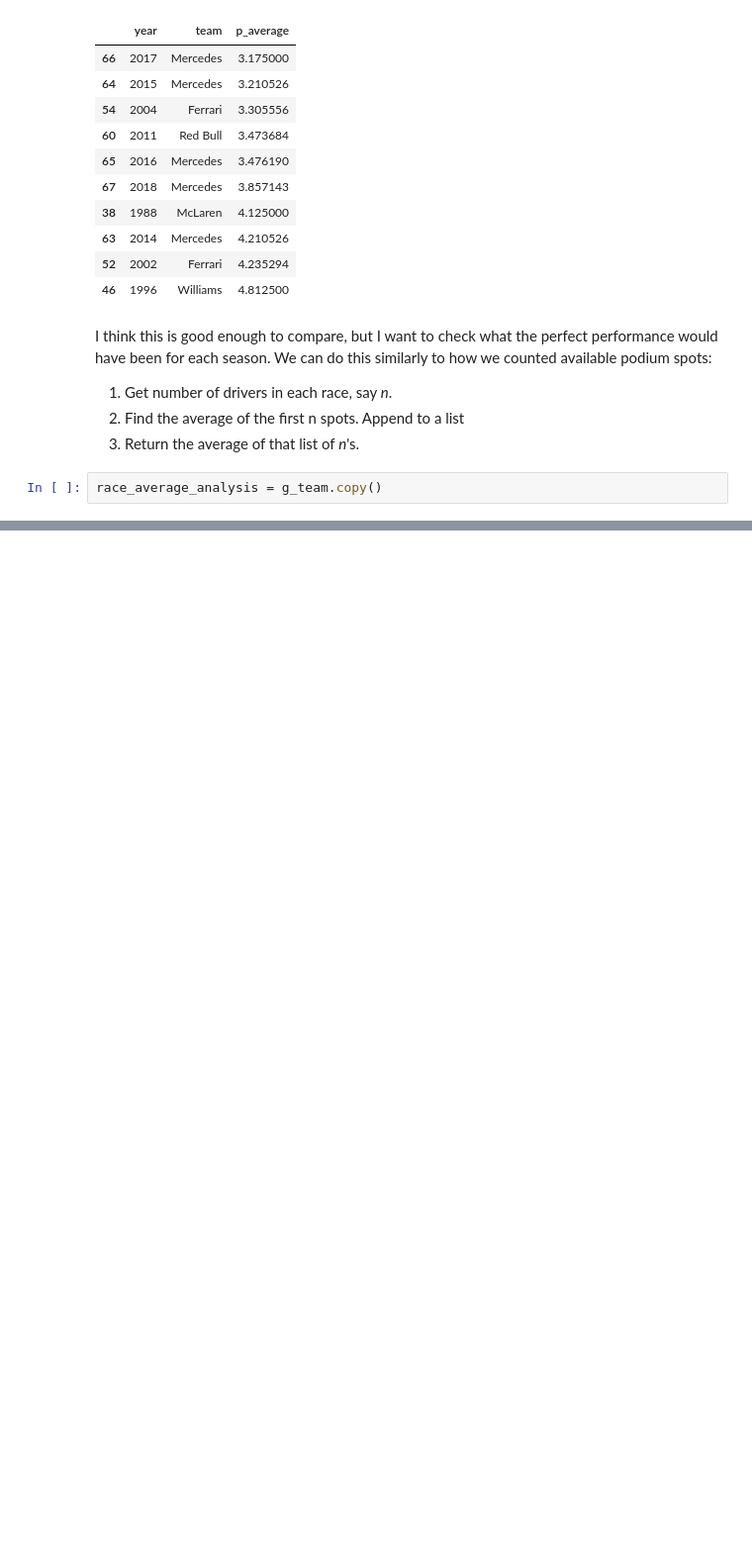
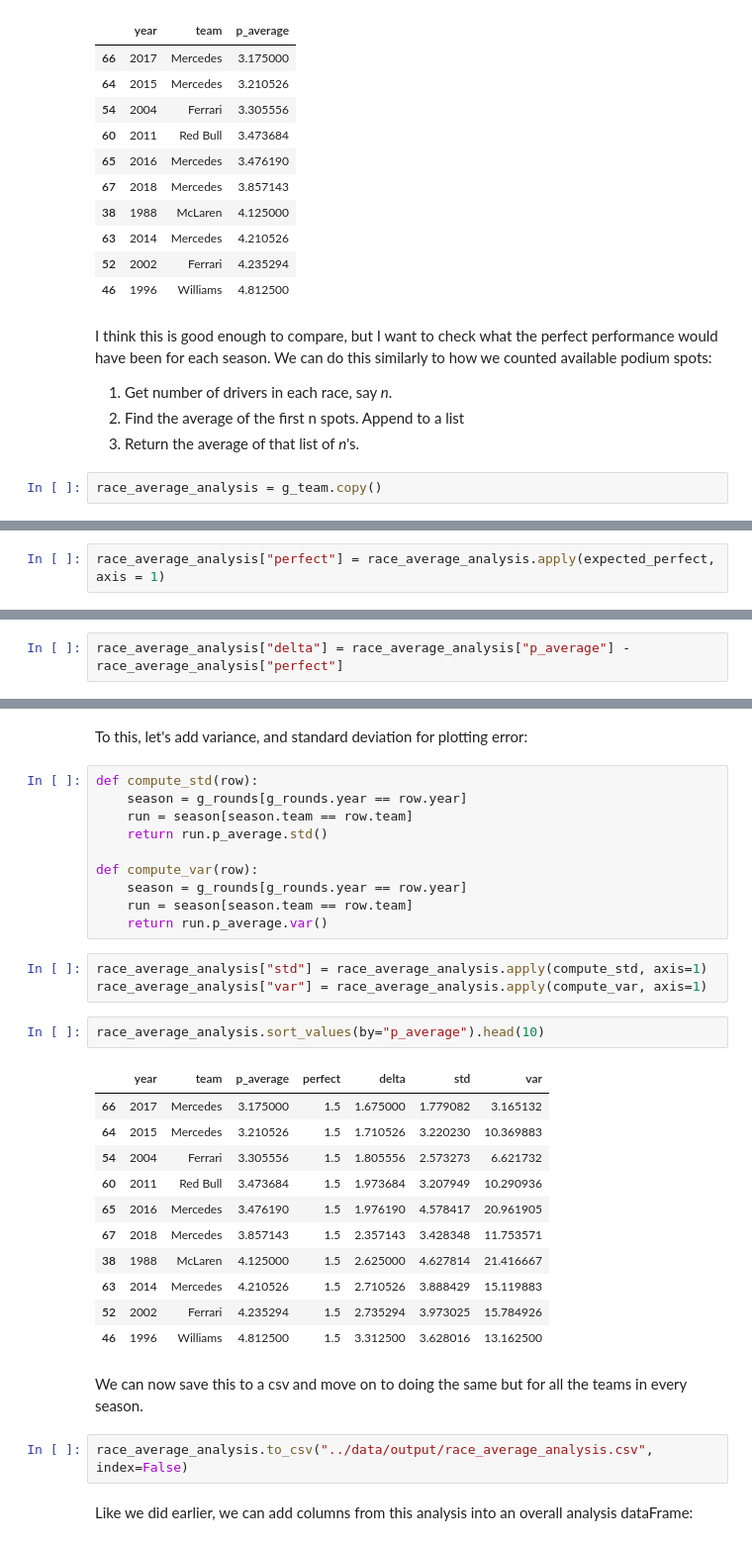
Before and after one commit to lennymd/formulaOne, a Jupyter notebook: _analysis/notebook/f1-best-championship-season-work-v2.ipynb, the cells around one changed output, grey strips where cells are left out. Shown at 99% size. Drawn from its saved outputs; the diff is of its cells as text; blank space fills up the shorter version.

Commit message:
finish analysis for now

```diff
--- a/_analysis/notebook/f1-best-championship-season-work-v2.ipynb
+++ b/_analysis/notebook/f1-best-championship-season-work-v2.ipynb
@@ -737,0 +777,2 @@ def expected_perfect(row):
+# %%
+race_average_analysis["perfect"] = race_average_analysis.apply(expected_perfect, axis = 1)
@@ -737,0 +793,2 @@ def expected_perfect(row):
+# %%
+race_average_analysis["delta"] = race_average_analysis["p_average"] - race_average_analysis["perfect"]
@@ -737,0 +809,35 @@ def expected_perfect(row):
+# %% [markdown]
+To this, let's add variance, and standard deviation for plotting error:
+# %%
+def compute_std(row):
+    season = g_rounds[g_rounds.year == row.year]
+    run = season[season.team == row.team]
+    return run.p_average.std()
+
+def compute_var(row):
+    season = g_rounds[g_rounds.year == row.year]
+    run = season[season.team == row.team]
+    return run.p_average.var()
+# %%
+race_average_analysis["std"] = race_average_analysis.apply(compute_std, axis=1)
+race_average_analysis["var"] = race_average_analysis.apply(compute_var, axis=1)
+# %%
+race_average_analysis.sort_values(by="p_average").head(10)
+# %% [output]
+|  | year | team | p_average | perfect | delta | std | var |
+| 66 | 2017 | Mercedes | 3.175000 | 1.5 | 1.675000 | 1.779082 | 3.165132 |
+| 64 | 2015 | Mercedes | 3.210526 | 1.5 | 1.710526 | 3.220230 | 10.369883 |
+| 54 | 2004 | Ferrari | 3.305556 | 1.5 | 1.805556 | 2.573273 | 6.621732 |
+| 60 | 2011 | Red Bull | 3.473684 | 1.5 | 1.973684 | 3.207949 | 10.290936 |
+| 65 | 2016 | Mercedes | 3.476190 | 1.5 | 1.976190 | 4.578417 | 20.961905 |
+| 67 | 2018 | Mercedes | 3.857143 | 1.5 | 2.357143 | 3.428348 | 11.753571 |
+| 38 | 1988 | McLaren | 4.125000 | 1.5 | 2.625000 | 4.627814 | 21.416667 |
+| 63 | 2014 | Mercedes | 4.210526 | 1.5 | 2.710526 | 3.888429 | 15.119883 |
+| 52 | 2002 | Ferrari | 4.235294 | 1.5 | 2.735294 | 3.973025 | 15.784926 |
+| 46 | 1996 | Williams | 4.812500 | 1.5 | 3.312500 | 3.628016 | 13.162500 |
+# %% [markdown]
+We can now save this to a csv and move on to doing the same but for all the teams in every season.
+# %%
+race_average_analysis.to_csv("../data/output/race_average_analysis.csv", index=False)
+# %% [markdown]
+Like we did earlier, we can add columns from this analysis into an overall analysis dataFrame:
```
Also changed, not shown: parts of 17 cells of this notebook.
